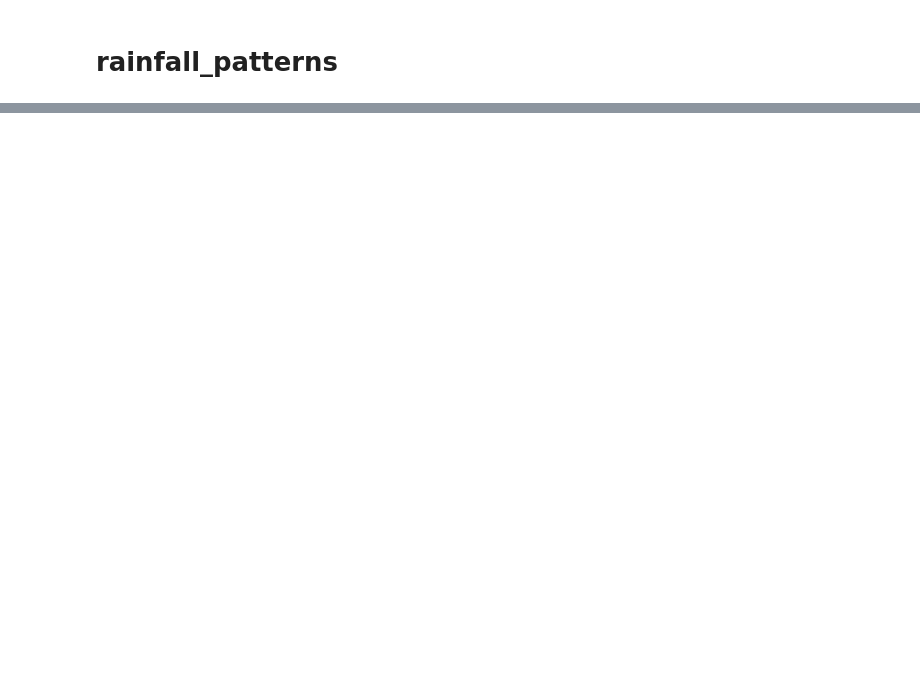
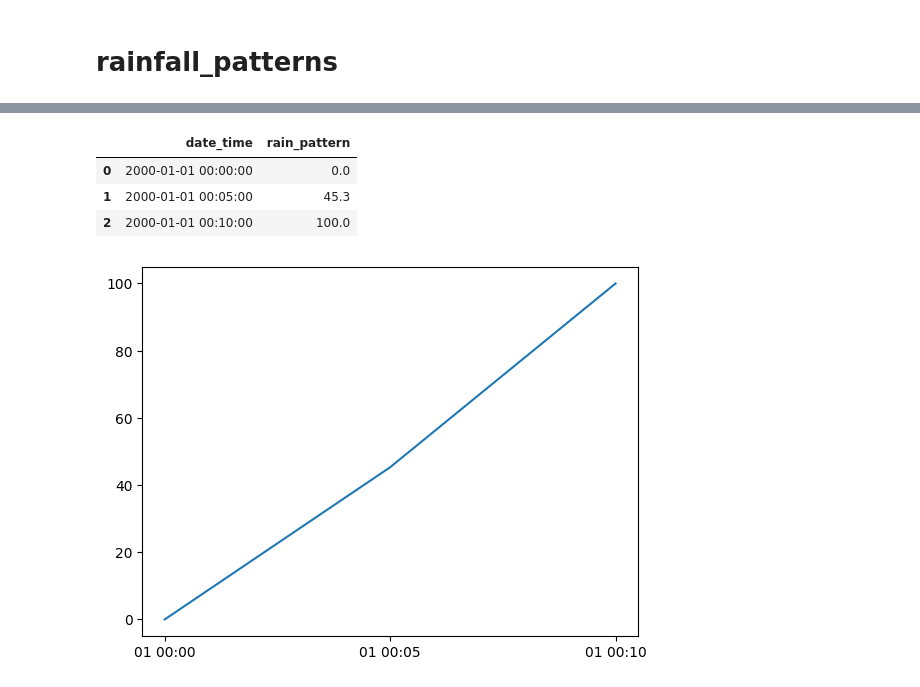
Before and after one commit to Holger-Paxi/Flood_Estimation, a Jupyter notebook: Assignment_3__1st.ipynb, the cells around one changed output, grey strips where cells are left out. Saved outputs shown, nothing was run; the diff lists cells and outputs as text; code cells hidden in the pictures; blank space fills up the shorter version.

```diff
--- a/Assignment_3__1st.ipynb
+++ b/Assignment_3__1st.ipynb
@@ -800,0 +846,11 @@ rain_data
+# %%
+ind = 9
+rp = pd.read_parquet(path='{}rain_pattern__{}.parquet'.format(rain_pattern_cum_dir, rain_data.label[ind]))
+plt.plot(rp.date_time.to_numpy(), rp.rain_pattern.to_numpy())
+rp
+# %% [output]
+|  | date_time | rain_pattern |
+| 0 | 2000-01-01 00:00:00 | 0.0 |
+| 1 | 2000-01-01 00:05:00 | 45.3 |
+| 2 | 2000-01-01 00:10:00 | 100.0 |
+[figure, added]
```
Also changed, not shown: parts of 76 cells of this notebook, 3 other files.
